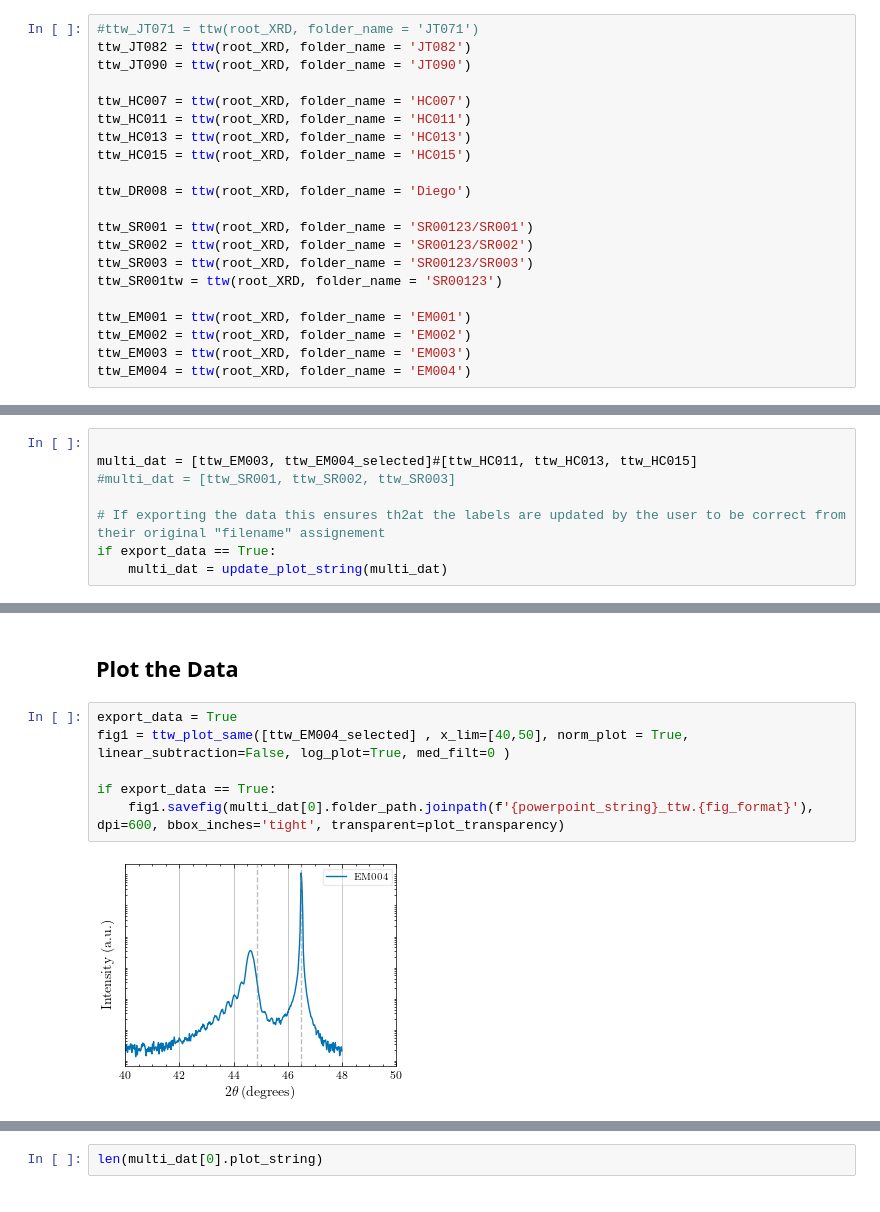
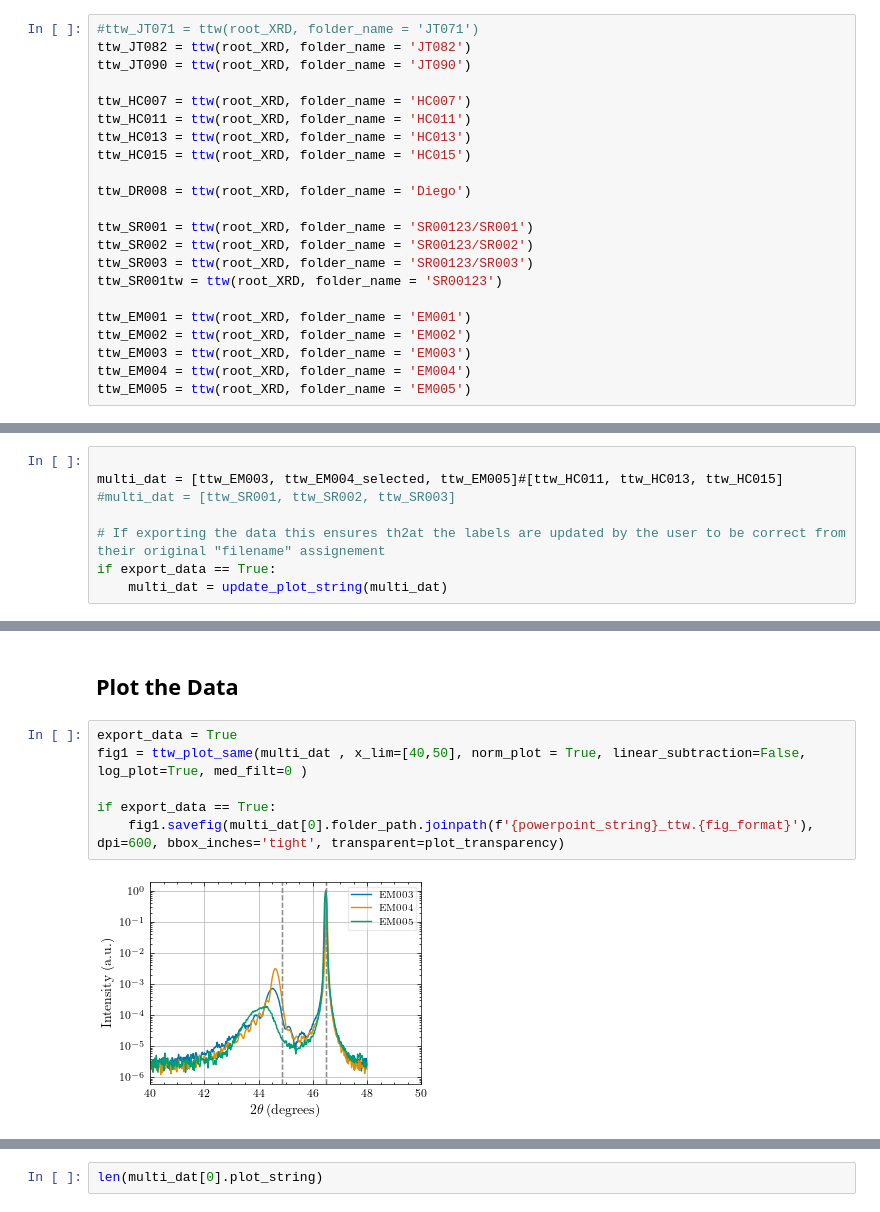
Before and after one commit to hc3413/Thin_Film_Analysis, a Jupyter notebook: ttw_Analysis.ipynb, the cells around one changed output, grey strips where cells are left out. Drawn from its saved outputs; the diff is of its cells as text.

```diff
--- a/ttw_Analysis.ipynb
+++ b/ttw_Analysis.ipynb
@@ -55,6 +55,7 @@ ttw_EM001 = ttw(root_XRD, folder_name = 'EM001')
 ttw_EM002 = ttw(root_XRD, folder_name = 'EM002')
 ttw_EM003 = ttw(root_XRD, folder_name = 'EM003')
 ttw_EM004 = ttw(root_XRD, folder_name = 'EM004')
+ttw_EM005 = ttw(root_XRD, folder_name = 'EM005')
 # %% [output]
 [PosixPath('/Users/horatiocox/Desktop/RUG_Postdoc/Experiments/XRD/JT082/JT082_BSO_BTO_LaSSTO(0.55)_T_STO_2tw_(002)_1.csv')]
 32
@@ -106,7 +107,7 @@ Index 0: /Users/horatiocox/Desktop/RUG_Postdoc/Experiments/XRD/EM004/EM004_SSO_S
 None
 # %%
 
-multi_dat = [ttw_EM003, ttw_EM004_selected]#[ttw_HC011, ttw_HC013, ttw_HC015]
+multi_dat = [ttw_EM003, ttw_EM004_selected, ttw_EM005]#[ttw_HC011, ttw_HC013, ttw_HC015]
 #multi_dat = [ttw_SR001, ttw_SR002, ttw_SR003]
 
 # If exporting the data this ensures th2at the labels are updated by the user to be correct from their original "filename" assignement
@@ -119,9 +123,9 @@ New plot string for /Users/horatiocox/Desktop/RUG_Postdoc/Experiments/XRD/EM004/
 ## Plot the Data
 # %%
 export_data = True
-fig1 = ttw_plot_same([ttw_EM004_selected] , x_lim=[40,50], norm_plot = True, linear_subtraction=False, log_plot=True, med_filt=0 )
+fig1 = ttw_plot_same(multi_dat , x_lim=[40,50], norm_plot = True, linear_subtraction=False, log_plot=True, med_filt=0 )
 
 if export_data == True:
     fig1.savefig(multi_dat[0].folder_path.joinpath(f'{powerpoint_string}_ttw.{fig_format}'), dpi=600, bbox_inches='tight', transparent=plot_transparency)
 # %% [output]
-[figure, old version]
+[figure, new version]
```
Also changed, not shown: parts of 5 cells of this notebook, 3 other files.
